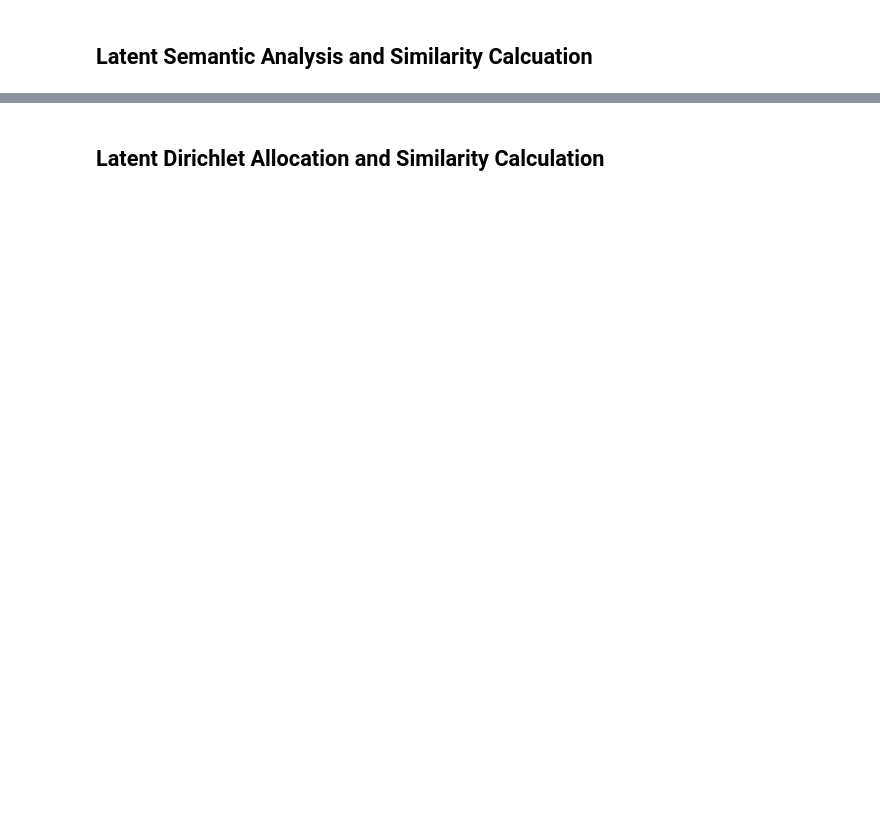
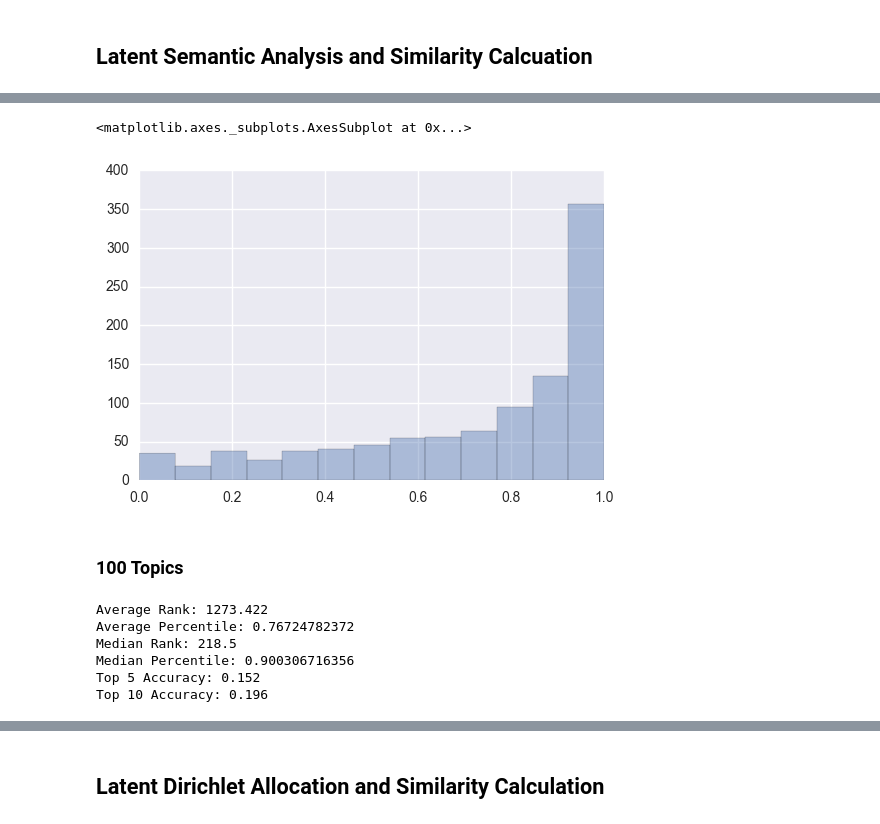
Before and after one commit to Nmloury/DSI-Capstone, a Jupyter notebook: Code/Gensim Transformations and Modelling.ipynb, the cells around one changed output, grey strips where cells are left out. Drawn from its saved outputs; the diff is of its cells as text; code cells hidden in the pictures; blank space fills up the shorter version.

```diff
--- a/Code/Gensim Transformations and Modelling.ipynb
+++ b/Code/Gensim Transformations and Modelling.ipynb
@@ -220,18 +240,0 @@ correct_position
-# %%
-# Repeat for sample of test queries
-correct_positions = np.zeros(5)
-for i in range(5):
-    doc = ref_text_bow[i]
-    index = ann_index[i]
-    doc_bow = dictionary.doc2bow(doc)
-    doc_tfidf = tfidf[doc_bow]
-    doc_lsa = lsa[doc_tfidf]
-
-    # Query our index for closely related documents
-    sims_lsa = index_lsa[doc_lsa]
-    sims_lsa = sorted(enumerate(sims_lsa),
-                        key=lambda item: item[1], reverse=True)
-    sims_lsa = np.array(sims_lsa)
-    correct_position = np.where(sims_lsa[:, 0] == index)[0]
-    print correct_position
-    correct_positions[i] = correct_position
@@ -237,0 +290,11 @@ for i in range(5):
+# %%
+# LSA our Tf-Idf corpus with 10 topics
+lsa_50 = models.LsiModel(corpus_tfidf, id2word=dictionary, num_topics=50)
+
+# Create indices for querying by artist
+artist_lsa_index_dict_50 = {}
+for key, value in artist_corpus_dict.iteritems():
+    artist_lsa_index_dict_50[key] = similarities.MatrixSimilarity(lsa_50[tfidf[value]])
+# %%
+# Generate Scores
+scores_lsa_50 = gen_scores(lsa_50, artist_lsa_index_dict_50, ref_indices)
@@ -237,0 +322,8 @@ for i in range(5):
+# %%
+# Plot Percentiles
+sb.distplot(scores_lsa_50[:, 1], kde=False)
+# %% [output]
+<matplotlib.axes._subplots.AxesSubplot at 0x...>
+[figure, added]
+# %% [markdown]
+### 100 Topics
@@ -237,0 +341,21 @@ for i in range(5):
+# %%
+# Print Average Ranking and Average Percentile for LSA with 500 Topics
+av_rank = np.mean(scores_lsa_100[:, 0])
+median_rank = np.median(scores_lsa_100[:, 0])
+av_percentile = np.mean(scores_lsa_100[:, 1])
+median_percentile = np.median(scores_lsa_100[:, 1])
+top_5_accuracy = top_n_accuracy(scores_lsa_100[:, 0], 5)
+top_10_accuracy = top_n_accuracy(scores_lsa_100[:, 0], 10)
+print "Average Rank: %s" % av_rank
+print "Average Percentile: %s" % av_percentile
+print "Median Rank: %s" % median_rank
+print "Median Percentile: %s" % median_percentile
+print "Top 5 Accuracy: %s" % top_5_accuracy
+print "Top 10 Accuracy: %s" % top_10_accuracy
+# %% [output]
+Average Rank: 1273.422
+Average Percentile: 0.76724782372
+Median Rank: 218.5
+Median Percentile: 0.900306716356
+Top 5 Accuracy: 0.152
+Top 10 Accuracy: 0.196
```
Also changed, not shown: parts of 83 cells of this notebook, 38 other files.
